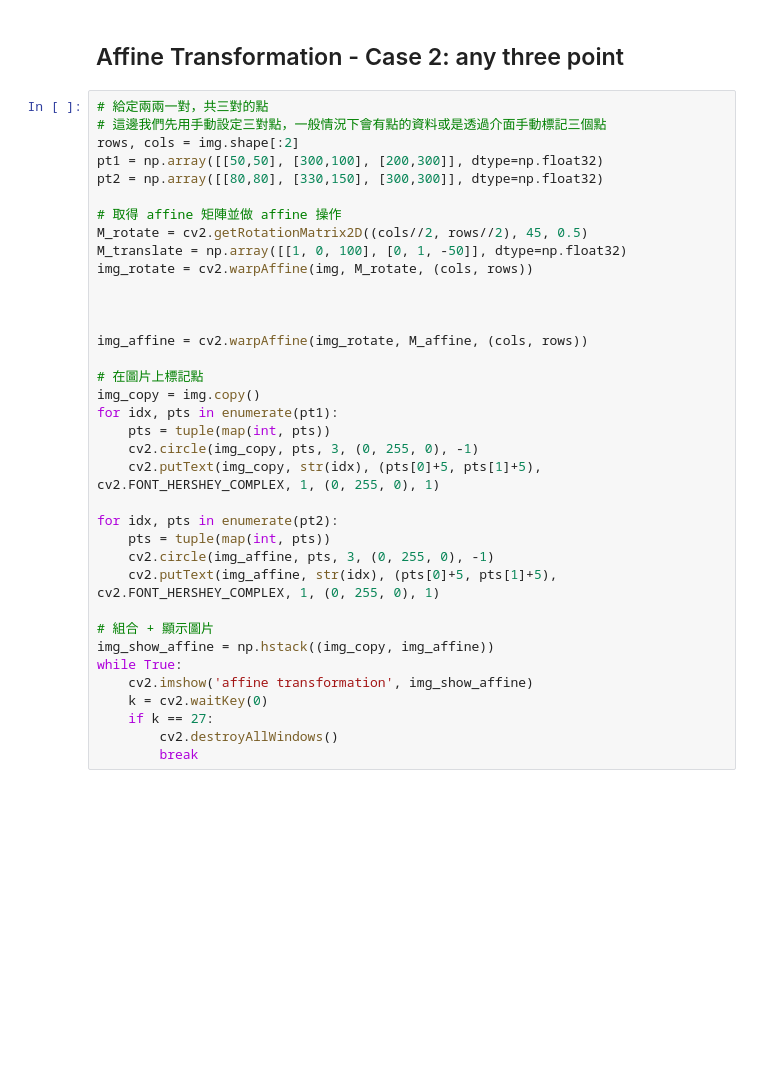
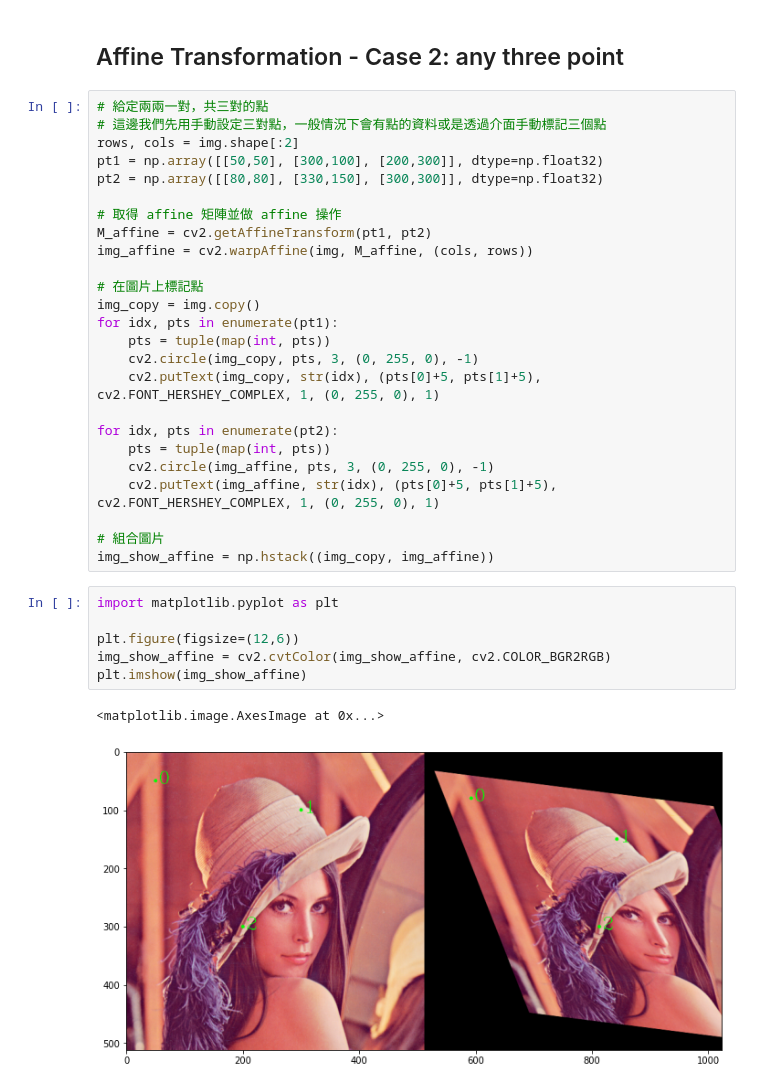
Before and after one commit to Benson80404051/ML100Days, a Jupyter notebook: Day006_affine_HW.ipynb, the cells around one changed output. Saved outputs shown, nothing was run; the diff lists cells and outputs as text; blank space fills up the shorter version.

```diff
--- a/Day006_affine_HW.ipynb
+++ b/Day006_affine_HW.ipynb
@@ -19,13 +19,8 @@ pt1 = np.array([[50,50], [300,100], [200,300]], dtype=np.float32)
 pt2 = np.array([[80,80], [330,150], [300,300]], dtype=np.float32)
 
 # 取得 affine 矩陣並做 affine 操作
-M_rotate = cv2.getRotationMatrix2D((cols//2, rows//2), 45, 0.5)
-M_translate = np.array([[1, 0, 100], [0, 1, -50]], dtype=np.float32)
-img_rotate = cv2.warpAffine(img, M_rotate, (cols, rows))
-
-
-
-img_affine = cv2.warpAffine(img_rotate, M_affine, (cols, rows))
+M_affine = cv2.getAffineTransform(pt1, pt2)
+img_affine = cv2.warpAffine(img, M_affine, (cols, rows))
 
 # 在圖片上標記點
 img_copy = img.copy()
@@ -39,11 +34,14 @@ for idx, pts in enumerate(pt2):
     cv2.circle(img_affine, pts, 3, (0, 255, 0), -1)
     cv2.putText(img_affine, str(idx), (pts[0]+5, pts[1]+5), cv2.FONT_HERSHEY_COMPLEX, 1, (0, 255, 0), 1)
 
-# 組合 + 顯示圖片
+# 組合圖片
 img_show_affine = np.hstack((img_copy, img_affine))
-while True:
-    cv2.imshow('affine transformation', img_show_affine)
-    k = cv2.waitKey(0)
-    if k == 27:
-        cv2.destroyAllWindows()
-        break
+# %%
+import matplotlib.pyplot as plt
+
+plt.figure(figsize=(12,6))
+img_show_affine = cv2.cvtColor(img_show_affine, cv2.COLOR_BGR2RGB)
+plt.imshow(img_show_affine)
+# %% [output]
+<matplotlib.image.AxesImage at 0x...>
+[figure, added]
```
